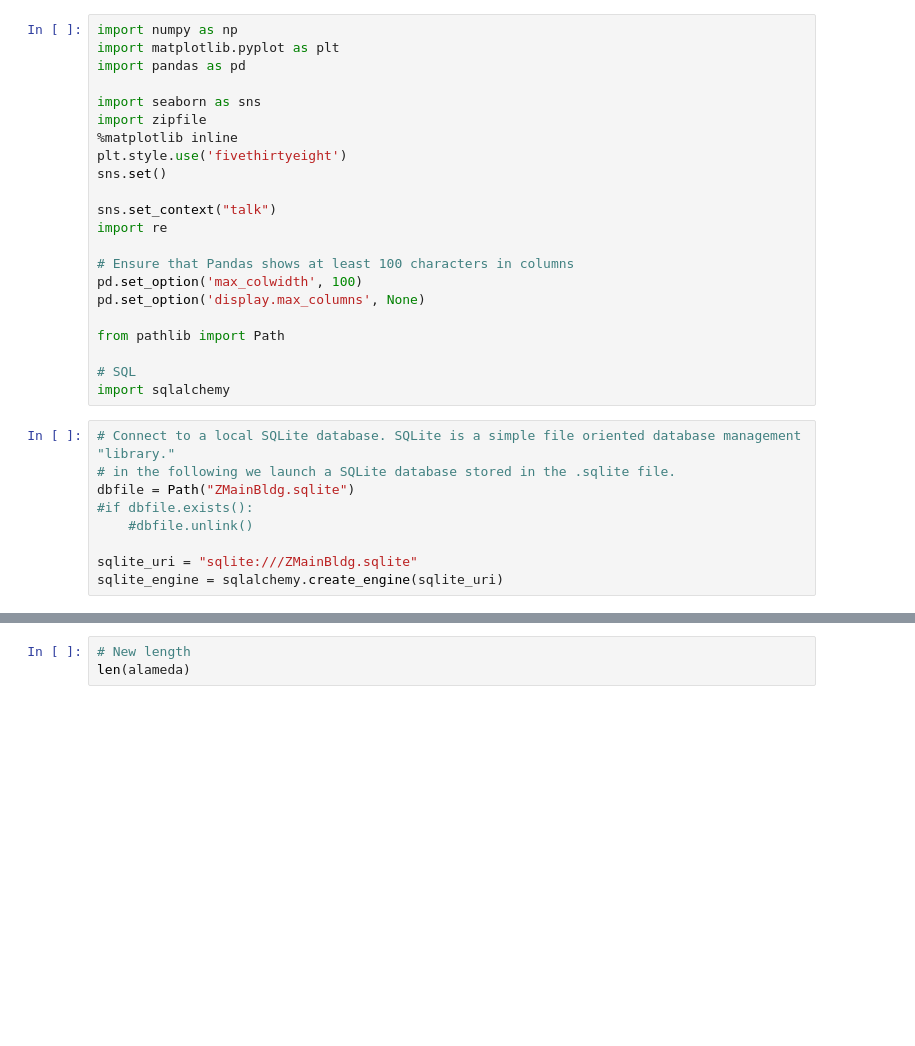
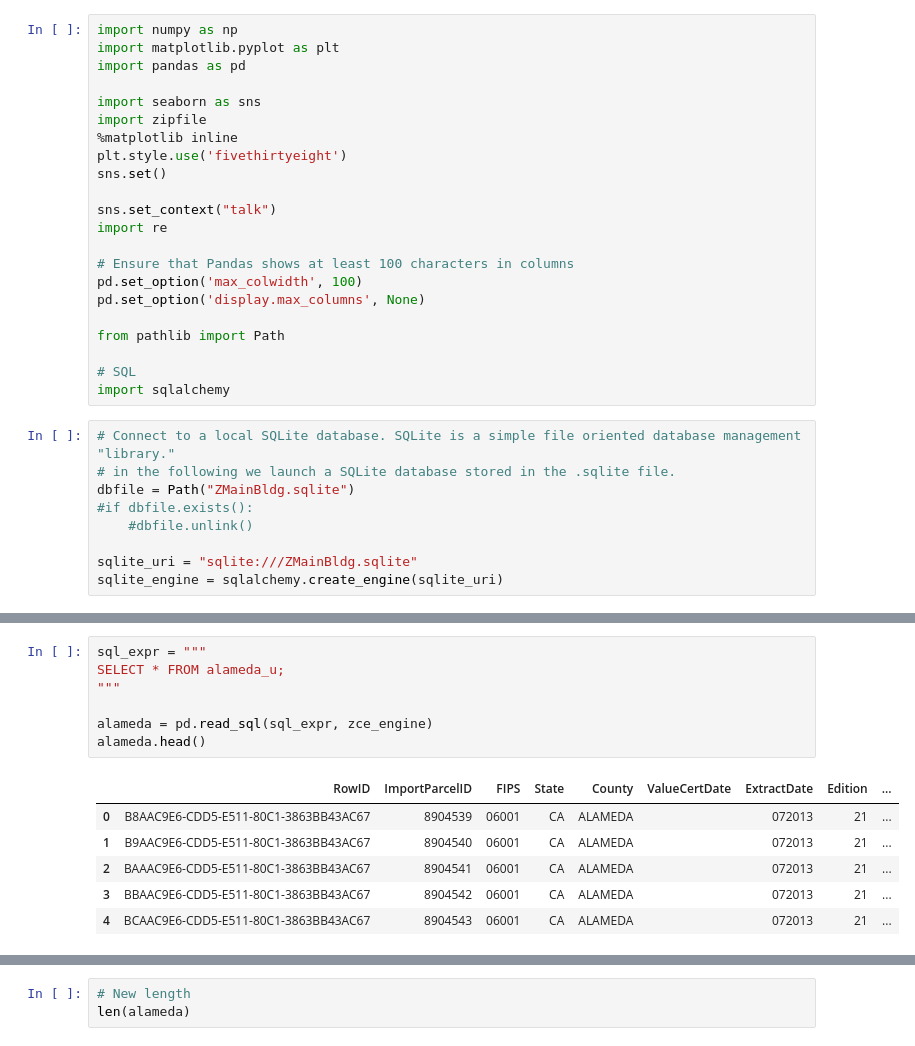
Before and after one commit to brianhtruong/cci_research, a Jupyter notebook: summer_2018/eml_ztrax/Quantifying Tenant Protection.ipynb, the cells around one changed output, grey strips where cells are left out. Drawn from its saved outputs; the diff is of its cells as text; blank space fills up the shorter version.

```diff
--- a/summer_2018/eml_ztrax/Quantifying Tenant Protection.ipynb
+++ b/summer_2018/eml_ztrax/Quantifying Tenant Protection.ipynb
@@ -37,3 +41,17 @@ sqlite_engine.table_names()
+# %%
+sql_expr = """
+SELECT * FROM alameda_u;
+"""
+
+alameda = pd.read_sql(sql_expr, zce_engine)
+alameda.head()
+# %% [output]
+|  | RowID | ImportParcelID | FIPS | State | County | ValueCertDate | ExtractDate | Edition | ... |
+| 0 | B8AAC9E6-CDD5-E511-80C1-3863BB43AC67 | 8904539 | 06001 | CA | ALAMEDA |  | 072013 | 21 | ... |
+| 1 | B9AAC9E6-CDD5-E511-80C1-3863BB43AC67 | 8904540 | 06001 | CA | ALAMEDA |  | 072013 | 21 | ... |
+| 2 | BAAAC9E6-CDD5-E511-80C1-3863BB43AC67 | 8904541 | 06001 | CA | ALAMEDA |  | 072013 | 21 | ... |
+| 3 | BBAAC9E6-CDD5-E511-80C1-3863BB43AC67 | 8904542 | 06001 | CA | ALAMEDA |  | 072013 | 21 | ... |
+| 4 | BCAAC9E6-CDD5-E511-80C1-3863BB43AC67 | 8904543 | 06001 | CA | ALAMEDA |  | 072013 | 21 | ... |
 # %%
 # Work on sample table for now. sample contains a Simple Random Sample of main_bldg of size 100,000
 sql_expr = """
```
Also changed, not shown: parts of 28 cells of this notebook.
